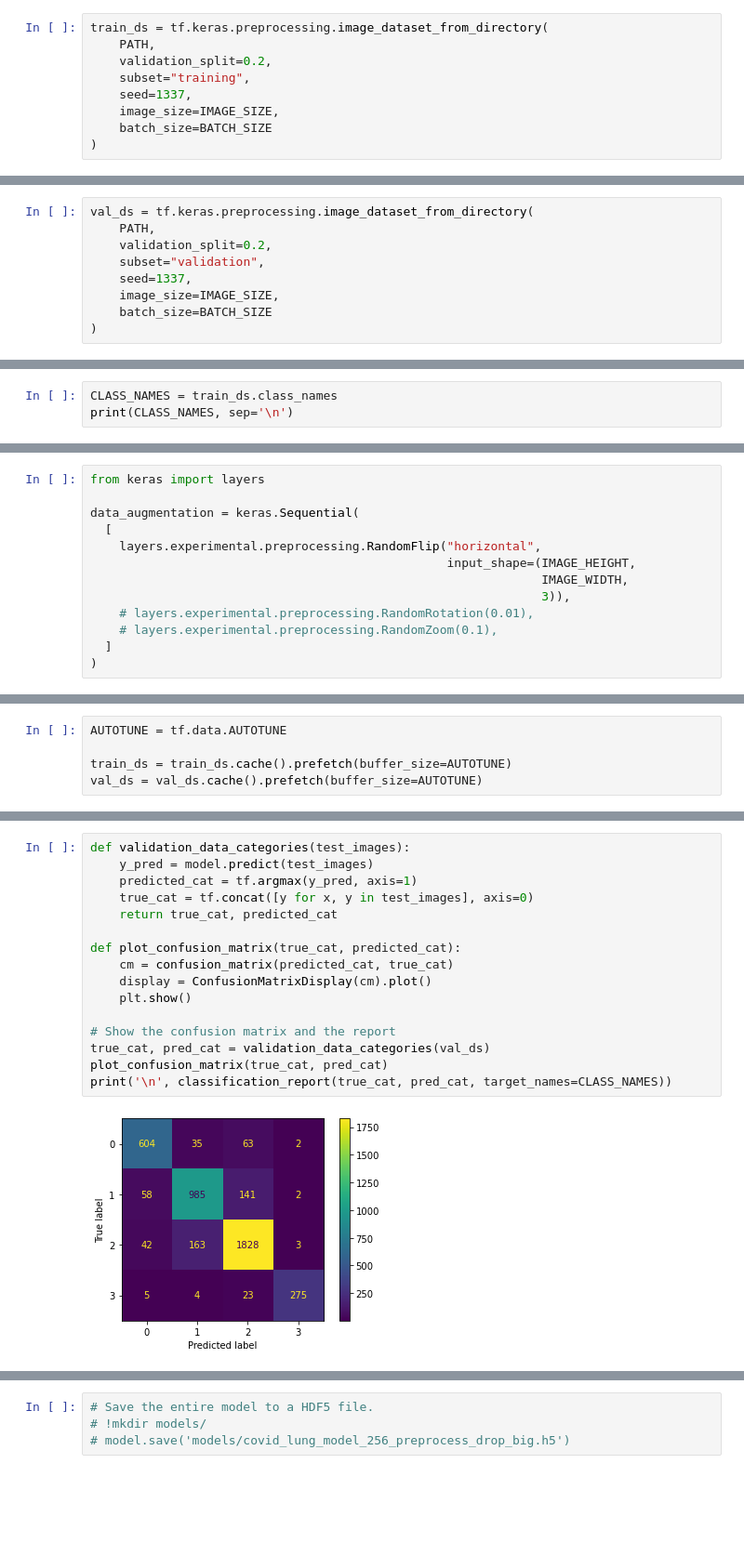
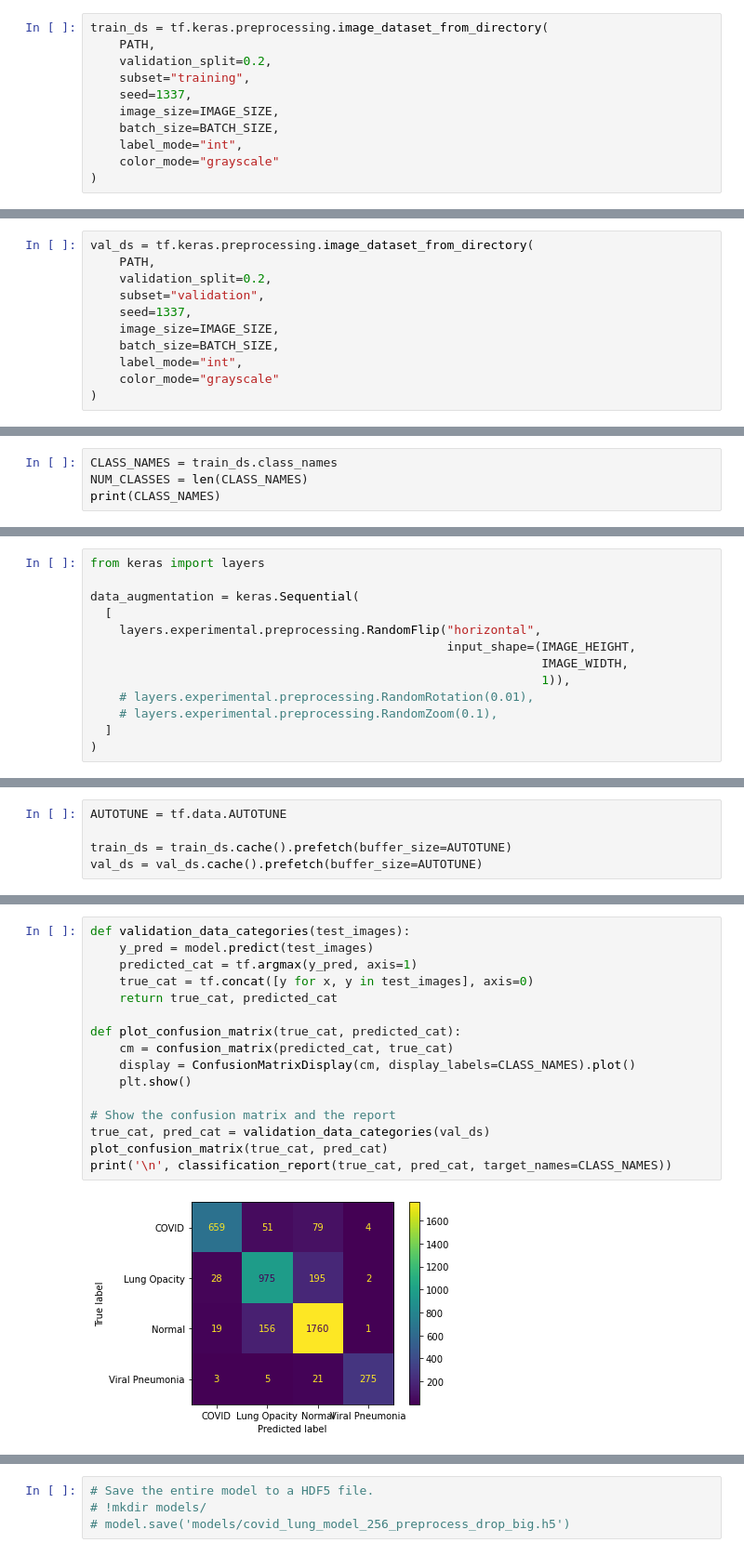
Before and after one commit to jmgaudet/image-processing-app, a Jupyter notebook: covid_19_project.ipynb, the cells around one changed output, grey strips where cells are left out. Shown at 93% size. Drawn from its saved outputs; the diff is of its cells as text; blank space fills up the shorter version.

Commit message:
changed to grayscale

```diff
--- a/covid_19_project.ipynb
+++ b/covid_19_project.ipynb
@@ -47,7 +47,9 @@ train_ds = tf.keras.preprocessing.image_dataset_from_directory(
     subset="training",
     seed=1337,
     image_size=IMAGE_SIZE,
-    batch_size=BATCH_SIZE
+    batch_size=BATCH_SIZE,
+    label_mode="int",
+    color_mode="grayscale"
 )
 # %% [output]
 Found 21165 files belonging to 4 classes.
@@ -59,7 +61,9 @@ val_ds = tf.keras.preprocessing.image_dataset_from_directory(
     subset="validation",
     seed=1337,
     image_size=IMAGE_SIZE,
-    batch_size=BATCH_SIZE
+    batch_size=BATCH_SIZE,
+    label_mode="int",
+    color_mode="grayscale"
 )
 # %% [output]
 Found 21165 files belonging to 4 classes.
@@ -71,5 +96,6 @@ In this dataset, there are the following four classes of chest x-rays
 # %%
 CLASS_NAMES = train_ds.class_names
-print(CLASS_NAMES, sep='\n')
+NUM_CLASSES = len(CLASS_NAMES)
+print(CLASS_NAMES)
 # %% [output]
 ['COVID', 'Lung Opacity', 'Normal', 'Viral Pneumonia']
@@ -166,7 +195,7 @@ data_augmentation = keras.Sequential(
     layers.experimental.preprocessing.RandomFlip("horizontal",
                                                  input_shape=(IMAGE_HEIGHT,
                                                               IMAGE_WIDTH,
-                                                              3)),
+                                                              1)),
     # layers.experimental.preprocessing.RandomRotation(0.01),
     # layers.experimental.preprocessing.RandomZoom(0.1),
   ]
@@ -271,20 +300,20 @@ plot_hist(hist)
 # %%
 def validation_data_categories(test_images):
     y_pred = model.predict(test_images)
     predicted_cat = tf.argmax(y_pred, axis=1)
     true_cat = tf.concat([y for x, y in test_images], axis=0)
     return true_cat, predicted_cat
 
 def plot_confusion_matrix(true_cat, predicted_cat):
     cm = confusion_matrix(predicted_cat, true_cat)
-    display = ConfusionMatrixDisplay(cm).plot()
+    display = ConfusionMatrixDisplay(cm, display_labels=CLASS_NAMES).plot()
     plt.show()
 
 # Show the confusion matrix and the report
 true_cat, pred_cat = validation_data_categories(val_ds)
 plot_confusion_matrix(true_cat, pred_cat)
 print('\n', classification_report(true_cat, pred_cat, target_names=CLASS_NAMES))
 # %% [output]
-[figure, old version]
+[figure, new version]
                   precision    recall  f1-score   support
 
```
Also changed, not shown: parts of 18 cells of this notebook, 1 other file.
